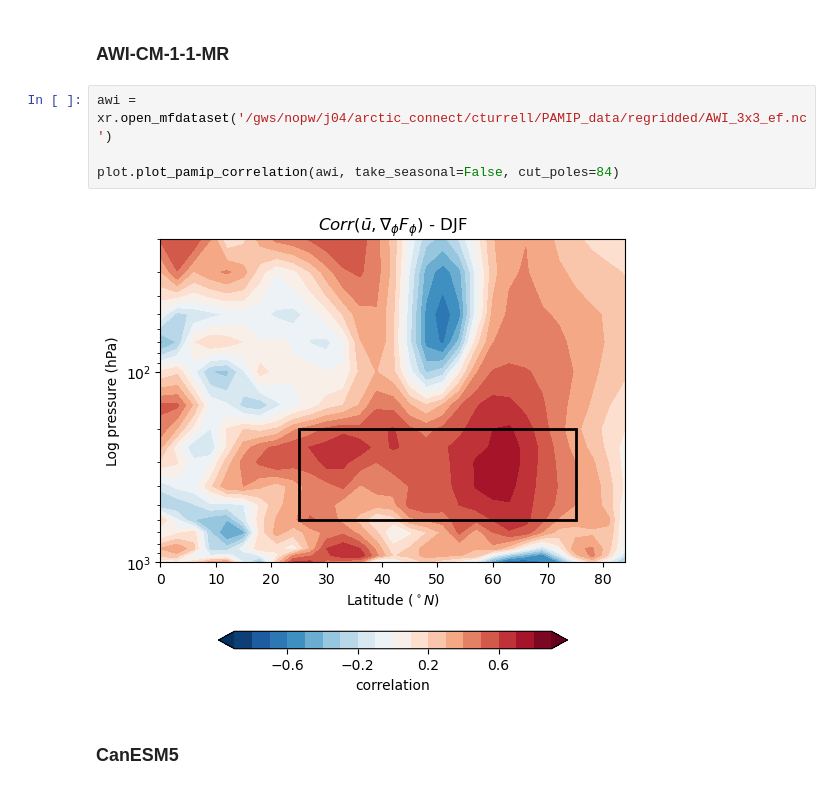
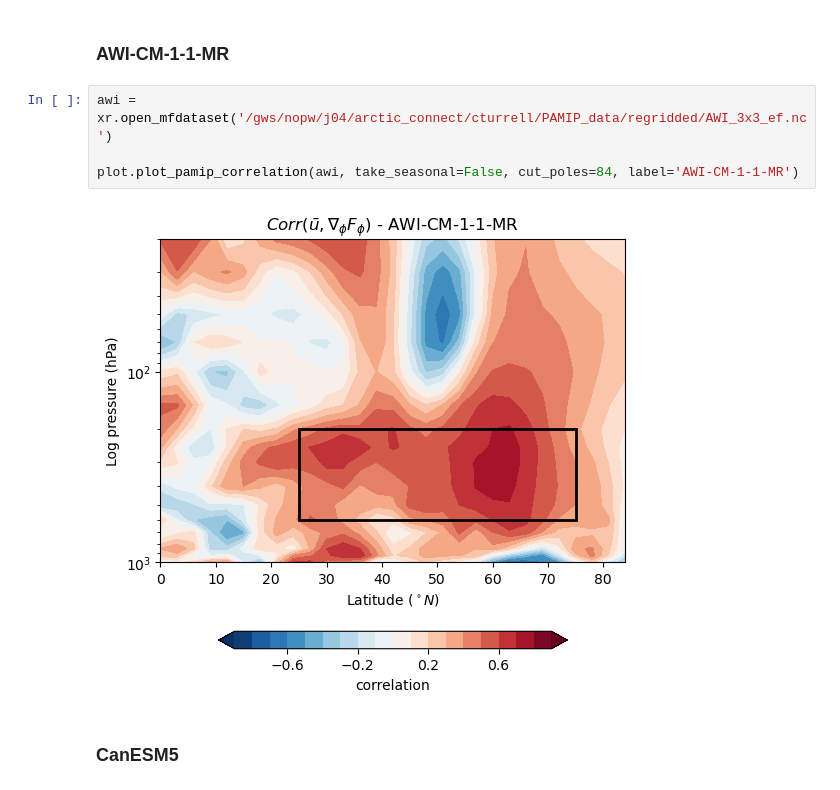
Before and after one commit to Caturrell/eddy_feedback, a Jupyter notebook: reproduce/smith_2022/pamip/pamip_fig6a.ipynb, the cells around one changed output. Drawn from its saved outputs; the diff is of its cells as text.

```diff
--- a/reproduce/smith_2022/pamip/pamip_fig6a.ipynb
+++ b/reproduce/smith_2022/pamip/pamip_fig6a.ipynb
@@ -13,9 +13,9 @@ import functions.plotting as plot
 # %%
 awi = xr.open_mfdataset('/gws/nopw/j04/arctic_connect/cturrell/PAMIP_data/regridded/AWI_3x3_ef.nc')
 
-plot.plot_pamip_correlation(awi, take_seasonal=False, cut_poles=84)
+plot.plot_pamip_correlation(awi, take_seasonal=False, cut_poles=84, label='AWI-CM-1-1-MR')
 # %% [output]
-[figure, old version]
+[figure, new version]
 # %% [markdown]
 ### CanESM5
 # %% [markdown]
```
Also changed, not shown: parts of 1 cell of this notebook, 7 other files.
